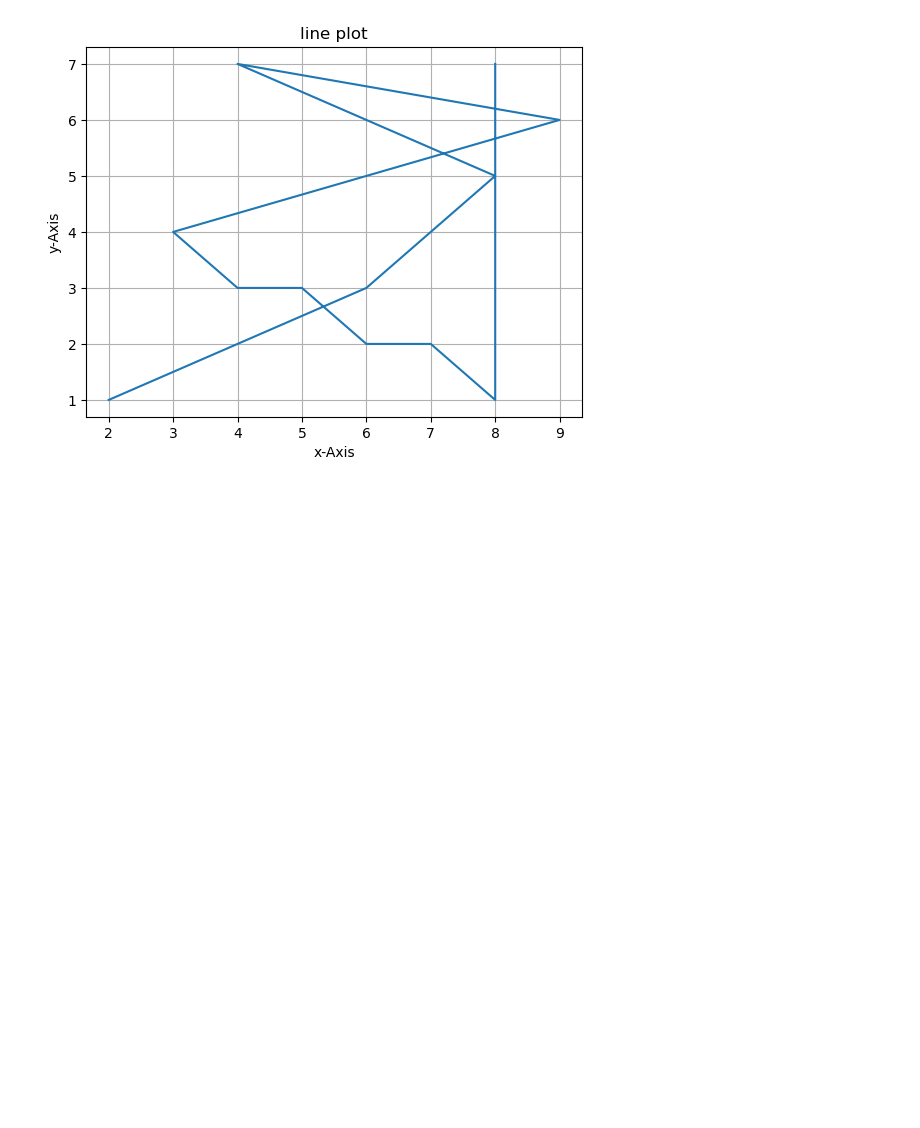
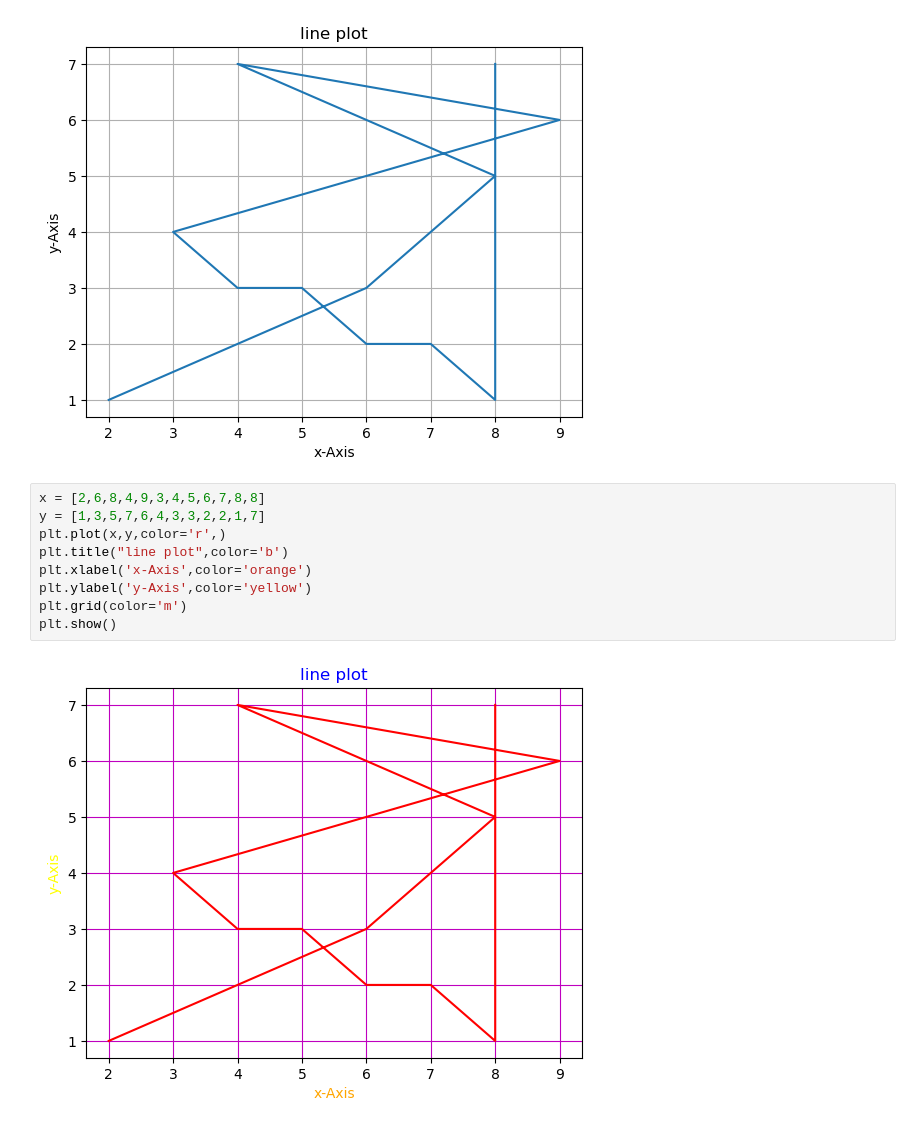
Before and after one commit to musharafaltaf/anacondaPractice, a Jupyter notebook: numpyexample.ipynb, the cells around one changed output. Cells and saved outputs as stored; diff of their text form; blank space fills up the shorter version.

Commit message:
graphs

```diff
--- a/numpyexample.ipynb
+++ b/numpyexample.ipynb
@@ -1334,3 +1334,14 @@ plt.grid()
 plt.show()
 # %% [output]
 [figure]
+# %%
+x = [2,6,8,4,9,3,4,5,6,7,8,8]
+y = [1,3,5,7,6,4,3,3,2,2,1,7]
+plt.plot(x,y,color='r',)
+plt.title("line plot",color='b')
+plt.xlabel('x-Axis',color='orange')
+plt.ylabel('y-Axis',color='yellow')
+plt.grid(color='m')
+plt.show()
+# %% [output]
+[figure, added]
```
Also changed, not shown: parts of 5 cells of this notebook.
